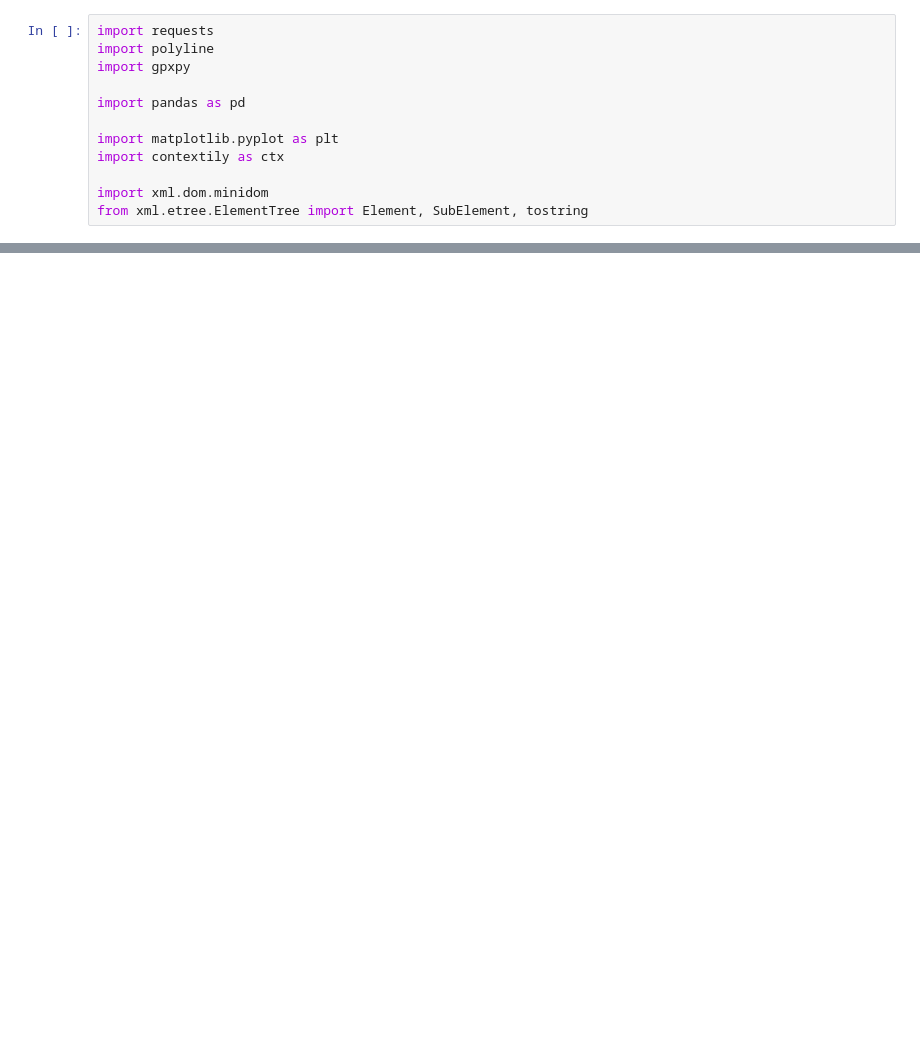
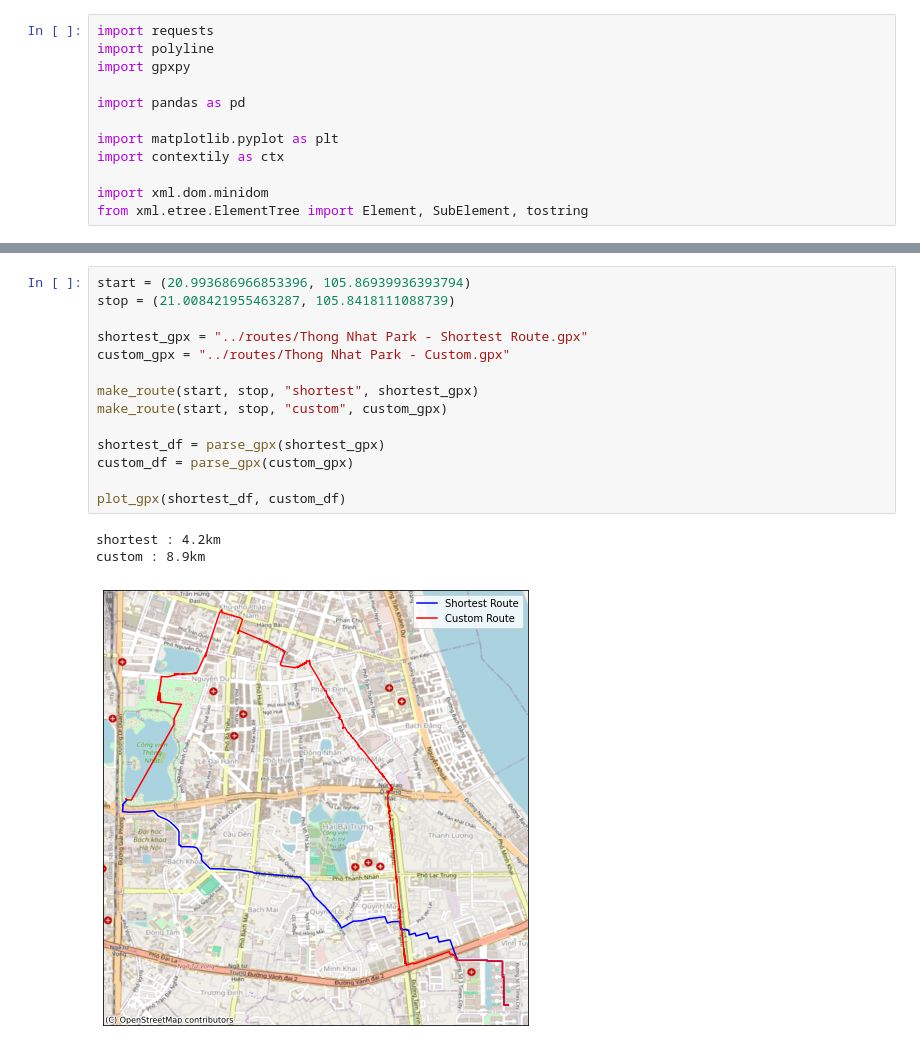
Before and after one commit to evgeniyarbatov/better-osrm-routes, a Jupyter notebook: notebooks/Get Routes.ipynb, the cells around one changed output, grey strips where cells are left out. Cells and saved outputs as stored; diff of their text form; blank space fills up the shorter version.

```diff
--- a/notebooks/Get Routes.ipynb
+++ b/notebooks/Get Routes.ipynb
@@ -133,0 +149,18 @@ custom : 10.2km 0.3h
+# %%
+start = (20.993686966853396, 105.86939936393794)
+stop = (21.008421955463287, 105.8418111088739)
+
+shortest_gpx = "../routes/Thong Nhat Park - Shortest Route.gpx"
+custom_gpx = "../routes/Thong Nhat Park - Custom.gpx"
+
+make_route(start, stop, "shortest", shortest_gpx)
+make_route(start, stop, "custom", custom_gpx)
+
+shortest_df = parse_gpx(shortest_gpx)
+custom_df = parse_gpx(custom_gpx)
+
+plot_gpx(shortest_df, custom_df)
+# %% [output]
+shortest : 4.2km
+custom : 8.9km
+[figure, added]
```
Also changed, not shown: parts of 3 cells of this notebook, 4 other files.
